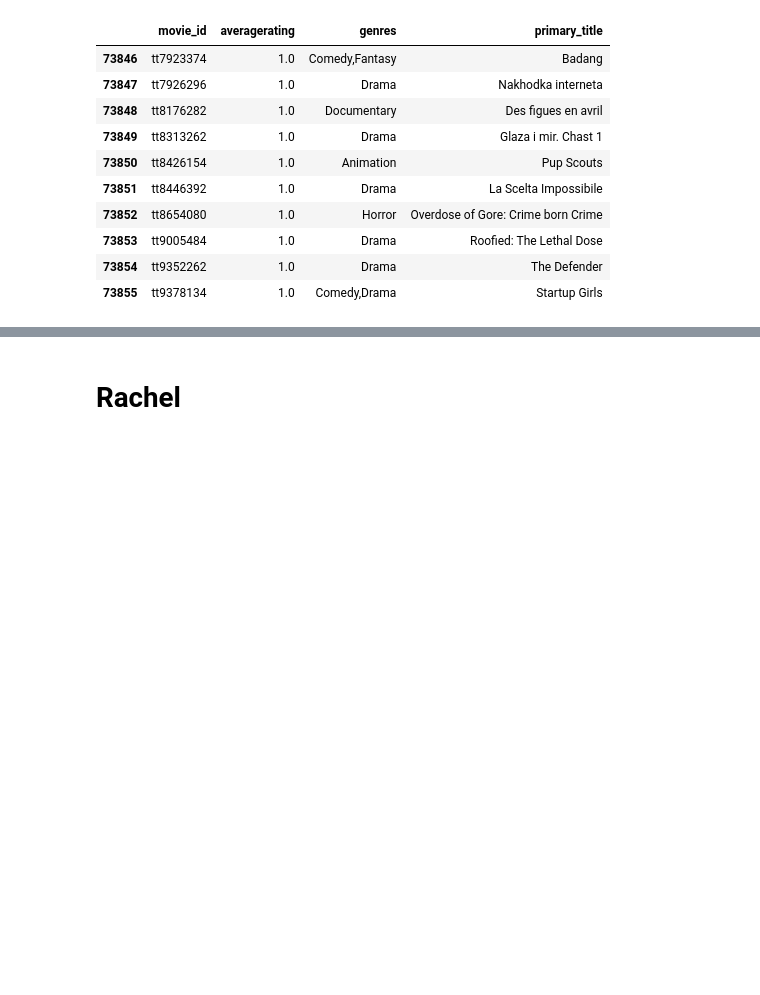
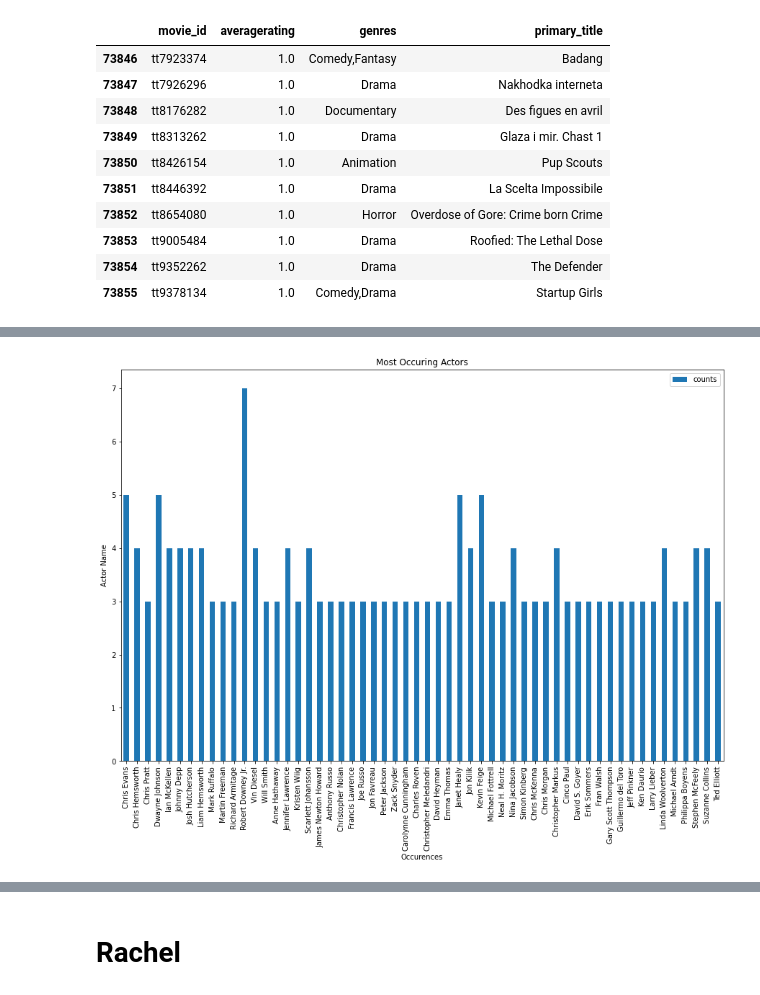
Before and after one commit to racday/ai-capstone, a Jupyter notebook: index.ipynb, the cells around one changed output, grey strips where cells are left out. Drawn from its saved outputs; the diff is of its cells as text; code cells hidden in the pictures; blank space fills up the shorter version.

Commit message:
graphing

```diff
--- a/index.ipynb
+++ b/index.ipynb
@@ -213,0 +234,9 @@ clean_table = joinedtables.dropna()
+# %%
+the_numbers_mean = the_numbers['worldwide_gross'].mean()
+the_numbers_med = the_numbers['worldwide_gross'].median()
+the_numbers_std = the_numbers['worldwide_gross'].std()
+
+print(the_numbers_mean)
+print(the_numbers_med)
+
+the_numbers['z_score'] = the_numbers['worldwide_gross'].apply(lambda x: z_score(x, the_numbers_mean, the_numbers_std))
@@ -213,0 +246,4 @@ clean_table = joinedtables.dropna()
+# %%
+gross_outliers = the_numbers[the_numbers['z_score'] > 3]
+outliers_movies_lst = list(gross_outliers['movie'].values)
+outliers_movies_lst
@@ -213,0 +268,14 @@ clean_table = joinedtables.dropna()
+# %%
+imdb = pd.read_sql(f"""
+SELECT pr.person_id, primary_name, death_year, category, primary_title,
+       original_title
+FROM persons p
+LEFT JOIN principals pr ON pr.person_id = p.person_id
+LEFT JOIN movie_basics mb ON pr.movie_id = mb.movie_id
+""", conn)
+# %%
+imdb = imdb[imdb['death_year'].isnull() == True]
+imdb_outliers = imdb[imdb['primary_title'].isin(outliers_movies_lst)]
+display(imdb_outliers)
+grouped = imdb_outliers.groupby(['category','primary_name']).size().reset_index(name='counts')
+grouped2 = grouped[grouped['counts'] > 2]
@@ -213,0 +317,8 @@ clean_table = joinedtables.dropna()
+# %%
+#plot actors that occur 3 or more times.
+ax = grouped2.plot(kind="bar", title="Most Occuring Actors", figsize=(15,10), x="primary_name", y="counts")
+ax.set_xlabel("Occurences")
+ax.set_ylabel("Actor Name")
+plt.show()
+# %% [output]
+[figure, added]
```
Also changed, not shown: parts of 10 cells of this notebook.
